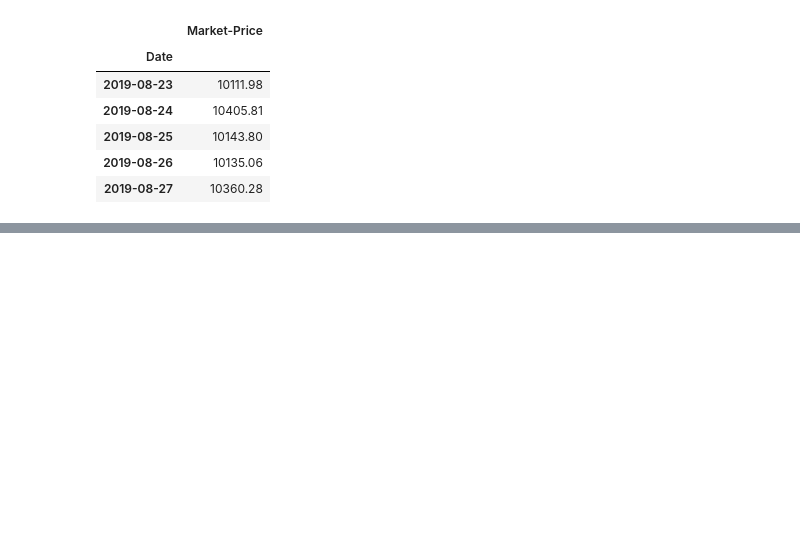
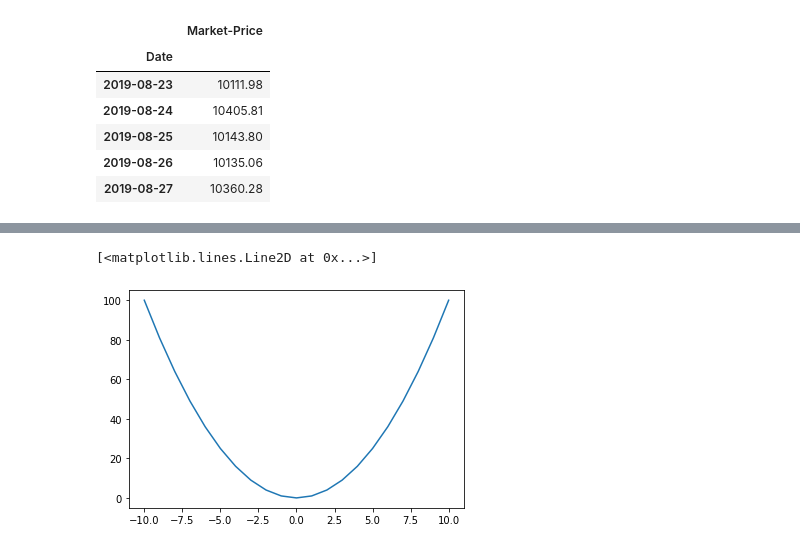
Before and after one commit to barnwalp/jupyter_notebook, a Jupyter notebook: csv_and_plotting.ipynb, the cells around one changed output, grey strips where cells are left out. Saved outputs shown, nothing was run; the diff lists cells and outputs as text; code cells hidden in the pictures; blank space fills up the shorter version.

```diff
--- a/csv_and_plotting.ipynb
+++ b/csv_and_plotting.ipynb
@@ -92,0 +132,5 @@ the `read_csv` function is extremely powerful and you can specify many more para
+# %%
+plt.plot(x, x ** 2)
+# %% [output]
+[<matplotlib.lines.Line2D at 0x...>]
+[figure, added]
```
Also changed, not shown: parts of 8 cells of this notebook.
